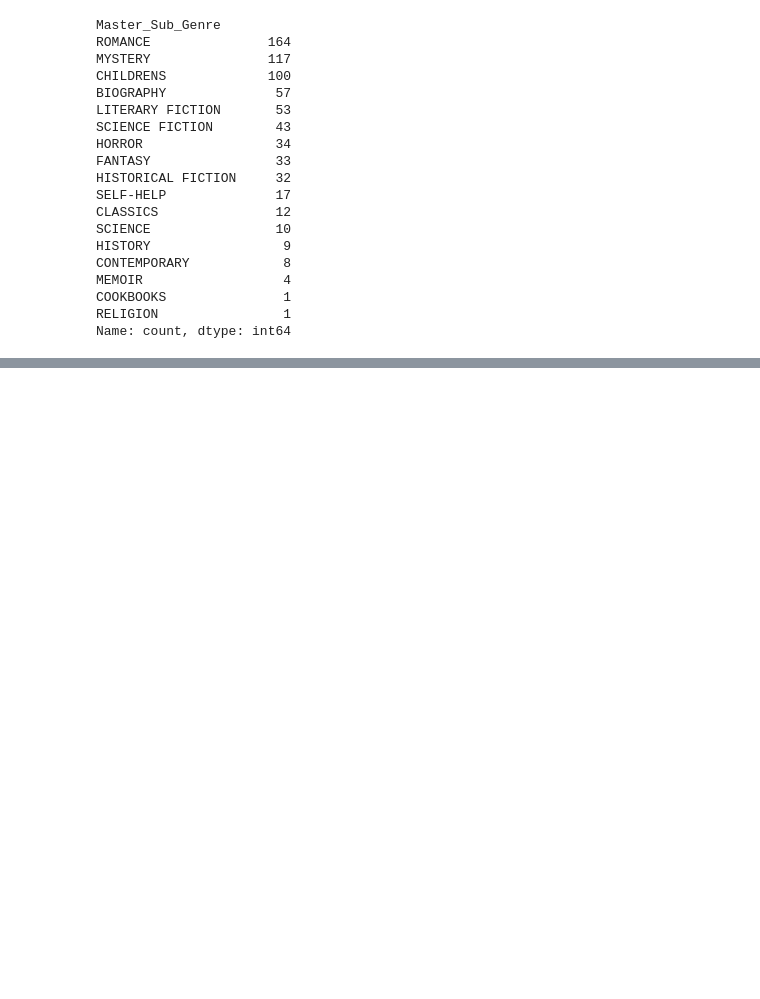
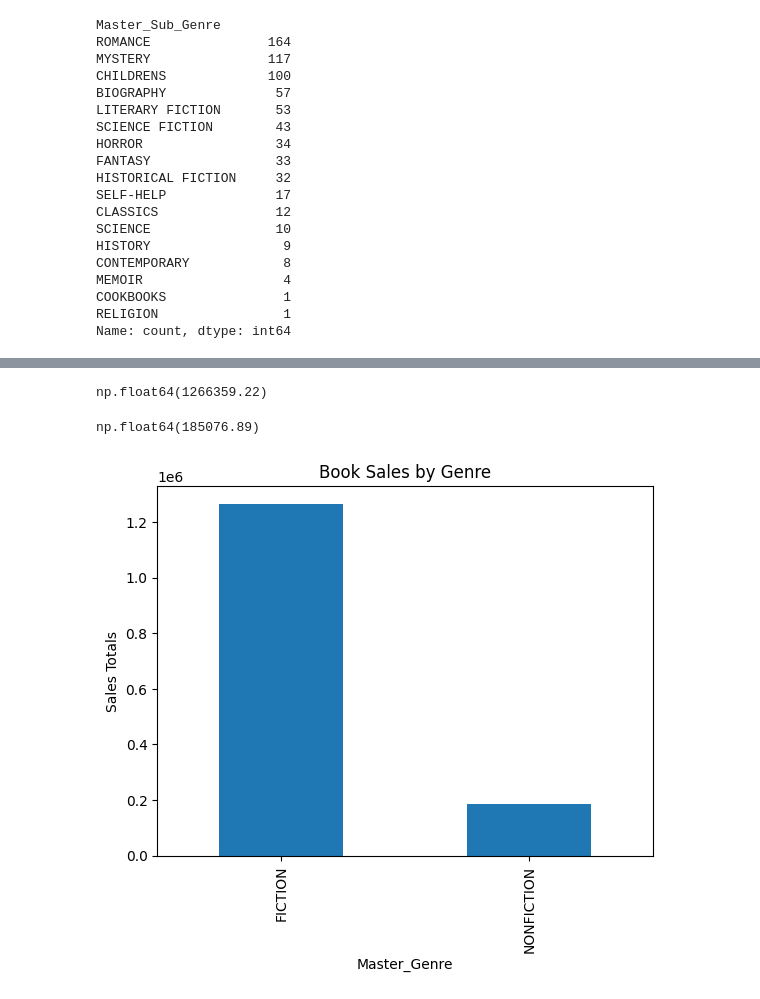
Before and after one commit to ammabe1/Publish-Me---Release-Assistant, a Jupyter notebook: Publish_Me Release_Assistant.ipynb, the cells around one changed output, grey strips where cells are left out. Drawn from its saved outputs; the diff is of its cells as text; code cells hidden in the pictures; blank space fills up the shorter version.

Commit message:
Deleted, reconfigured VE. Plotted sales for fitction/nonfiction, initiall plotting for sub-genres. Still working on plotting data.

```diff
--- a/Publish_Me Release_Assistant.ipynb
+++ b/Publish_Me Release_Assistant.ipynb
@@ -545,0 +560,24 @@ Full_Book_Details_modified.head(10)
+# %%
+#sum gross-sales for totals of Fiction and Nonfiction sales
+#sum gross_sales if Master_Genre = Fiction
+Fiction_sales = Full_Book_Details_modified.loc[Full_Book_Details_modified['Master_Genre'] == 'FICTION', 'gross_sales'].sum()
+Fiction_sales
+# %% [output]
+np.float64(1266359.22)
+# %%
+#sum gross_sales if Master_Genre = Nonfiction
+NonFiction_sales = Full_Book_Details_modified.loc[Full_Book_Details_modified['Master_Genre'] == 'NONFICTION', 'gross_sales'].sum()
+NonFiction_sales
+# %% [output]
+np.float64(185076.89)
+# %%
+#grouped_data = df.groupby('Category')['Value'].sum()
+sales_grouped_by = Full_Book_Details_modified.groupby('Master_Genre')['gross_sales'].sum()
+
+# Plot the grouped data as a bar chart
+sales_grouped_by.plot(kind='bar', title='Book Sales by Genre')
+plt.xlabel('Master_Genre')
+plt.ylabel('Sales Totals')
+plt.show()
+# %% [output]
+[figure, added]
```
Also changed, not shown: parts of 5 cells of this notebook, 1 other file.
